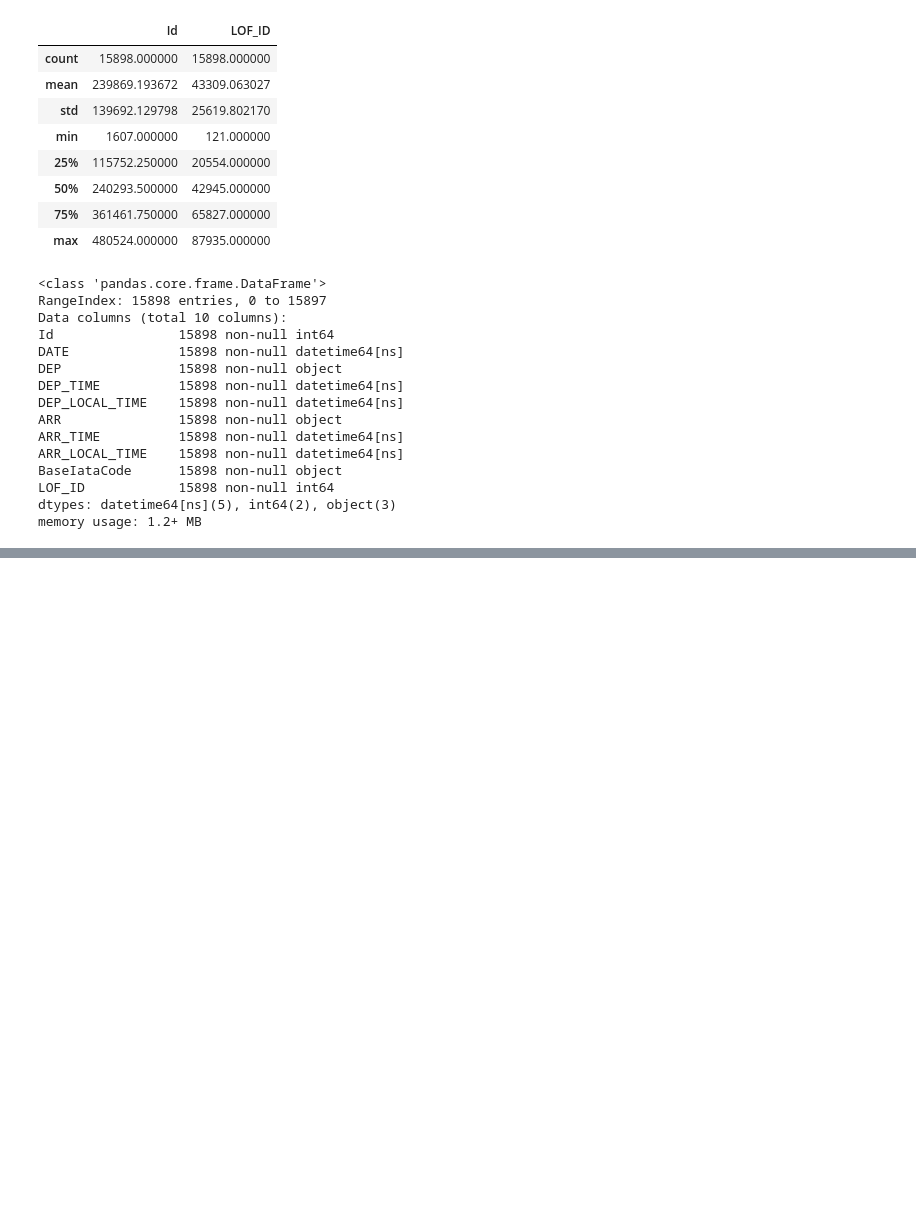
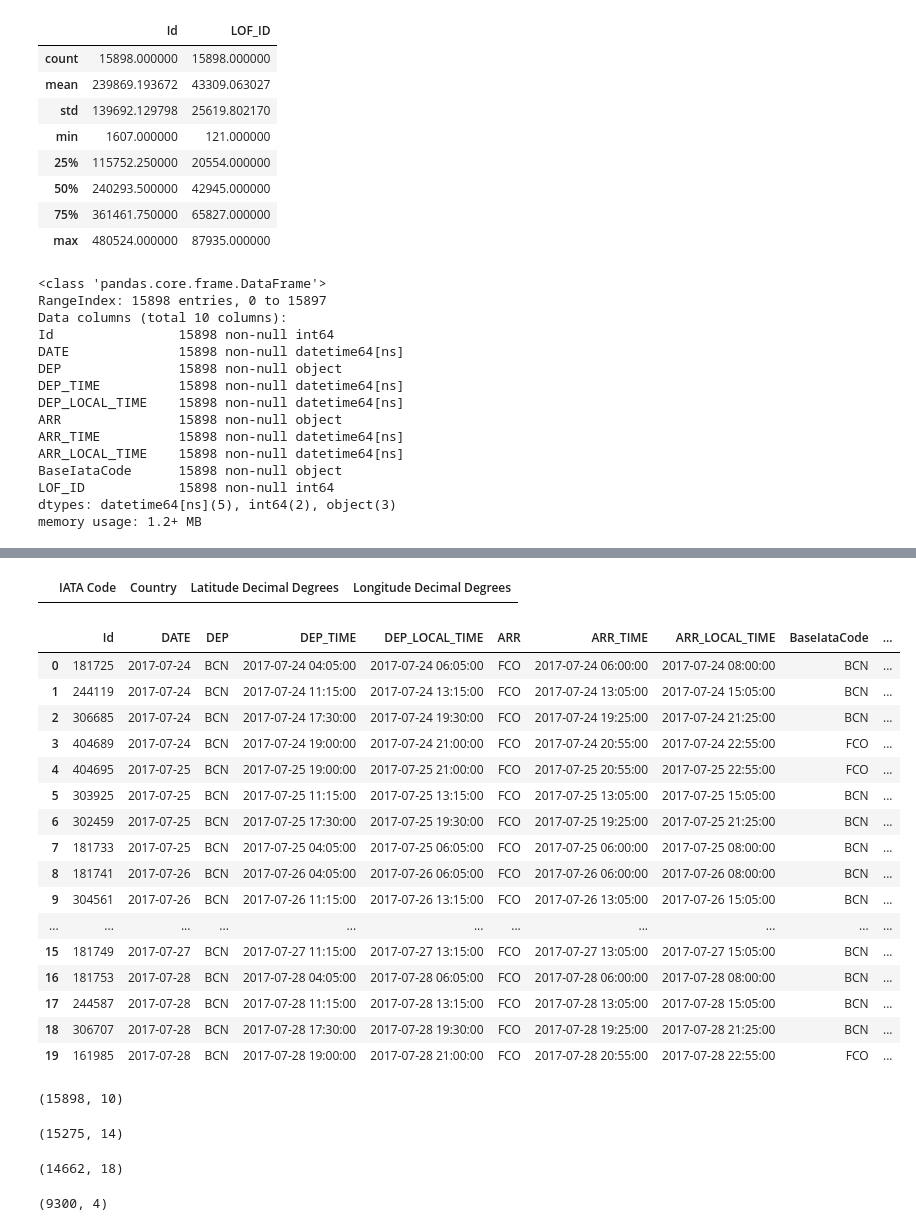
Before and after one commit to albertogcmr/dashboard-project-airline, a Jupyter notebook: main.ipynb, the cells around one changed output, grey strips where cells are left out. Saved outputs shown, nothing was run; the diff lists cells and outputs as text; code cells hidden in the pictures; blank space fills up the shorter version.

```diff
--- a/main.ipynb
+++ b/main.ipynb
@@ -5,9 +7,16 @@ import os
 # %%
 EXCEL_FILENAME = 'Exported_FlightLegs_From_2017-07-24_To_2017-07-301.xlsx'
 EXCEL_PATH = 'input/'
+CSV_IATA = 'GlobalAirportDatabase.txt'
+
+iata_columns = ["ICAO Code", "IATA Code", "Airport Name", "City/Town", "Country",
+                "Latitude Degrees", "Latitude Minutes", "Latitude Seconds", "Latitude Direction",
+                "Longitude Degrees", "Longitude Minutes", "Longitude Seconds", "Longitude Direction",
+                "Altitude", "Latitude Decimal Degrees", "Longitude Decimal Degrees"]
 
 # df = pd.read_excel(EXCEL_PATH + EXCEL_FILENAME)
 df = pd.read_excel(os.path.join(EXCEL_PATH, EXCEL_FILENAME))
+iata = pd.read_csv(os.path.join(EXCEL_PATH, CSV_IATA), sep=":",names=iata_columns)
 # %%
 df.head()
 # %% [output]
@@ -49,0 +68,3 @@ memory usage: 1.2+ MB
+# %%
+iata_short = iata[['IATA Code', 'Country', 'Latitude Decimal Degrees', 'Longitude Decimal Degrees']]
+iata_short.head()
@@ -49,0 +78,42 @@ memory usage: 1.2+ MB
+# %%
+iata_short[iata_short['IATA Code']== "MMM"]
+# %% [output]
+|  | IATA Code | Country | Latitude Decimal Degrees | Longitude Decimal Degrees |
+# %%
+df1 = df.merge(iata_short, how="inner", left_on='DEP', right_on='IATA Code')
+df2 = df1.merge(iata_short, how="inner", left_on='ARR', right_on='IATA Code', suffixes=('_DEP', '_ARR'))
+df2.head(20)
+# %% [output]
+|  | Id | DATE | DEP | DEP_TIME | DEP_LOCAL_TIME | ARR | ARR_TIME | ARR_LOCAL_TIME | BaseIataCode | ... |
+| 0 | 181725 | 2017-07-24 | BCN | 2017-07-24 04:05:00 | 2017-07-24 06:05:00 | FCO | 2017-07-24 06:00:00 | 2017-07-24 08:00:00 | BCN | ... |
+| 1 | 244119 | 2017-07-24 | BCN | 2017-07-24 11:15:00 | 2017-07-24 13:15:00 | FCO | 2017-07-24 13:05:00 | 2017-07-24 15:05:00 | BCN | ... |
+| 2 | 306685 | 2017-07-24 | BCN | 2017-07-24 17:30:00 | 2017-07-24 19:30:00 | FCO | 2017-07-24 19:25:00 | 2017-07-24 21:25:00 | BCN | ... |
+| 3 | 404689 | 2017-07-24 | BCN | 2017-07-24 19:00:00 | 2017-07-24 21:00:00 | FCO | 2017-07-24 20:55:00 | 2017-07-24 22:55:00 | FCO | ... |
+| 4 | 404695 | 2017-07-25 | BCN | 2017-07-25 19:00:00 | 2017-07-25 21:00:00 | FCO | 2017-07-25 20:55:00 | 2017-07-25 22:55:00 | FCO | ... |
+| 5 | 303925 | 2017-07-25 | BCN | 2017-07-25 11:15:00 | 2017-07-25 13:15:00 | FCO | 2017-07-25 13:05:00 | 2017-07-25 15:05:00 | BCN | ... |
+| 6 | 302459 | 2017-07-25 | BCN | 2017-07-25 17:30:00 | 2017-07-25 19:30:00 | FCO | 2017-07-25 19:25:00 | 2017-07-25 21:25:00 | BCN | ... |
+| 7 | 181733 | 2017-07-25 | BCN | 2017-07-25 04:05:00 | 2017-07-25 06:05:00 | FCO | 2017-07-25 06:00:00 | 2017-07-25 08:00:00 | BCN | ... |
+| 8 | 181741 | 2017-07-26 | BCN | 2017-07-26 04:05:00 | 2017-07-26 06:05:00 | FCO | 2017-07-26 06:00:00 | 2017-07-26 08:00:00 | BCN | ... |
+| 9 | 304561 | 2017-07-26 | BCN | 2017-07-26 11:15:00 | 2017-07-26 13:15:00 | FCO | 2017-07-26 13:05:00 | 2017-07-26 15:05:00 | BCN | ... |
+| ... | ... | ... | ... | ... | ... | ... | ... | ... | ... | ... |
+| 15 | 181749 | 2017-07-27 | BCN | 2017-07-27 11:15:00 | 2017-07-27 13:15:00 | FCO | 2017-07-27 13:05:00 | 2017-07-27 15:05:00 | BCN | ... |
+| 16 | 181753 | 2017-07-28 | BCN | 2017-07-28 04:05:00 | 2017-07-28 06:05:00 | FCO | 2017-07-28 06:00:00 | 2017-07-28 08:00:00 | BCN | ... |
+| 17 | 244587 | 2017-07-28 | BCN | 2017-07-28 11:15:00 | 2017-07-28 13:15:00 | FCO | 2017-07-28 13:05:00 | 2017-07-28 15:05:00 | BCN | ... |
+| 18 | 306707 | 2017-07-28 | BCN | 2017-07-28 17:30:00 | 2017-07-28 19:30:00 | FCO | 2017-07-28 19:25:00 | 2017-07-28 21:25:00 | BCN | ... |
+| 19 | 161985 | 2017-07-28 | BCN | 2017-07-28 19:00:00 | 2017-07-28 21:00:00 | FCO | 2017-07-28 20:55:00 | 2017-07-28 22:55:00 | FCO | ... |
+# %%
+df.shape
+# %% [output]
+(15898, 10)
+# %%
+df1.shape
+# %% [output]
+(15275, 14)
+# %%
+df2.shape
+# %% [output]
+(14662, 18)
+# %%
+iata_short.shape
+# %% [output]
+(9300, 4)
```
Also changed, not shown: parts of 4 cells of this notebook, 3 other files.
